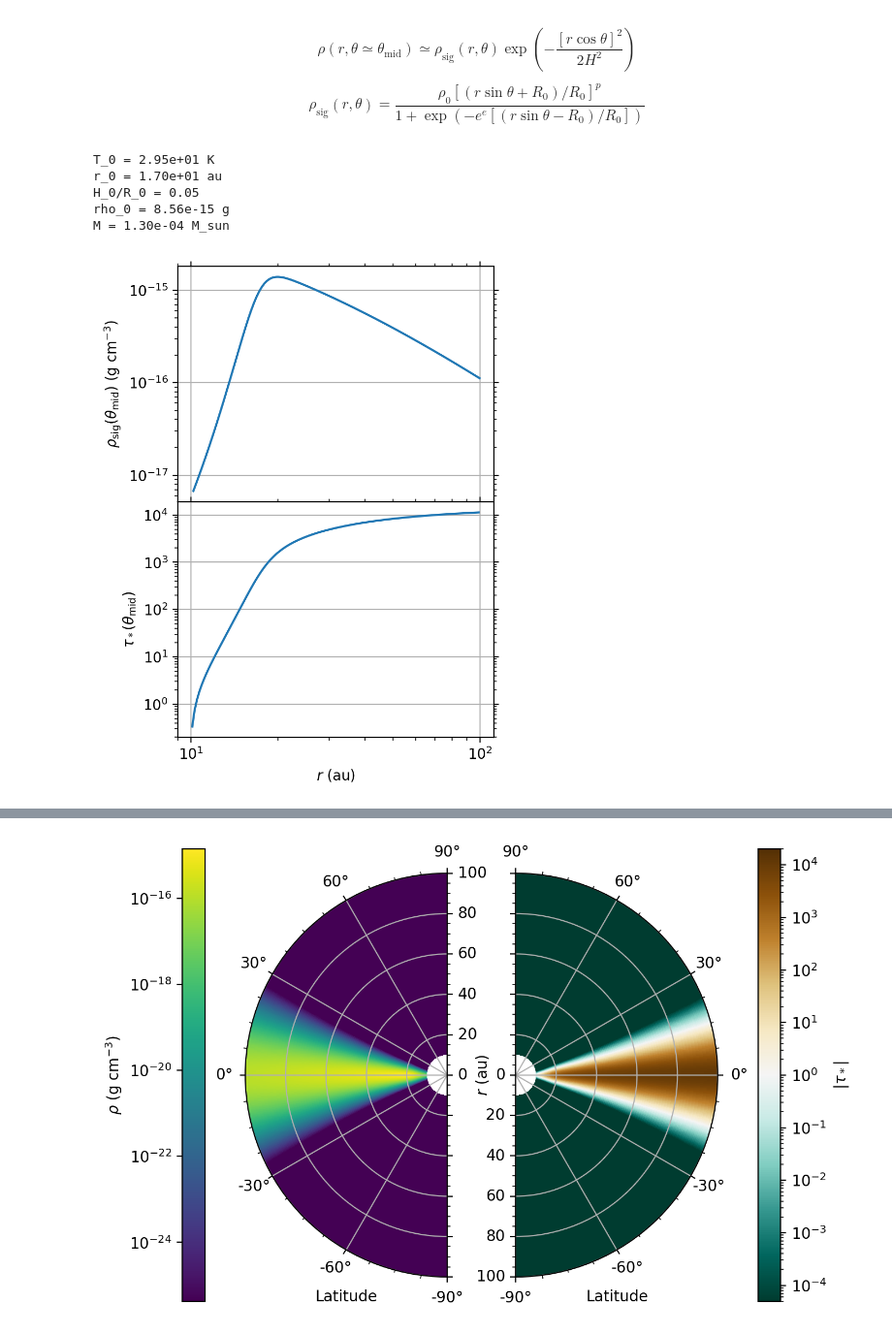
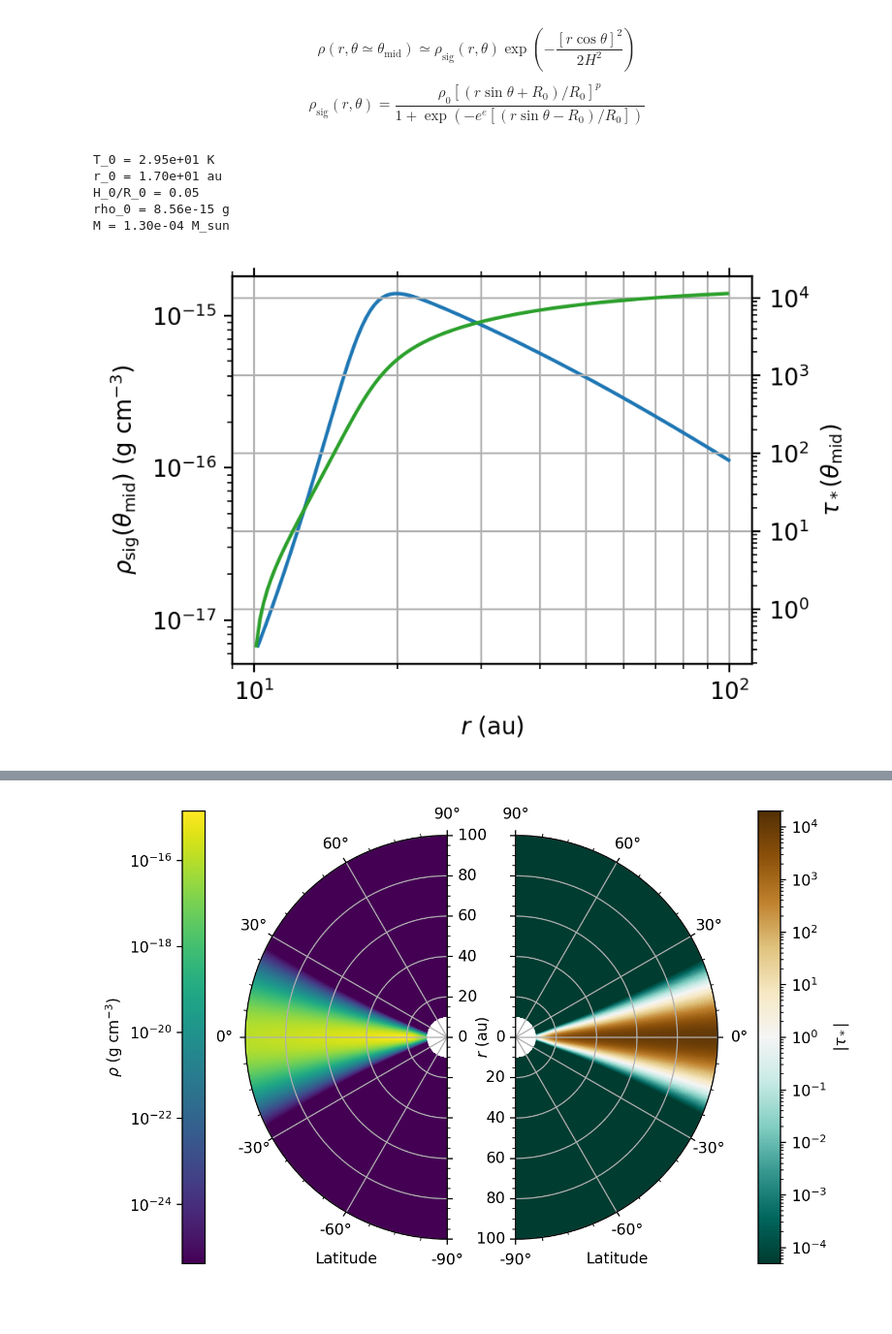
Before and after one commit to sabaronett/rad-hydro, a Jupyter notebook: ipynb/ManuscriptFigures.ipynb, the cells around one changed output, grey strips where cells are left out. Shown at 97% size. Drawn from its saved outputs; the diff is of its cells as text; code cells hidden in the pictures; blank space fills up the shorter version.

```diff
--- a/ipynb/ManuscriptFigures.ipynb
+++ b/ipynb/ManuscriptFigures.ipynb
@@ -719,44 +719,45 @@ theta_mid_deg = 90
 j_mid = int(theta_mid_deg/rad2deg/dtheta_theo)
 
 # Plot
-fig, axs = plt.subplots(nrows=2, sharex=True, figsize=(4, 6), dpi=200)
-axs[0].plot(x1v*L_au, rho2cgs(rho_field_theo[j_mid, :]))
+fig, ax = plt.subplots(figsize=(4, 3), dpi=200)
+ax_tau = ax.twinx()
+ax.plot(x1v*L_au, rho2cgs(rho_field_theo[j_mid, :]))
 
 # Get optical depth
 problem_id = 'dsharp'
 root = '/home/stanley/github/sabaronett/rad-hydro/athena/dev/yanfeij'\
        +'/dsharp_abs-sca'
 path = f'{root}/nfreq/64'
 athinput = athena_read.athinput(f'{path}/athinput.{problem_id}')
 length_unit = athinput['radiation']['length_unit']
 f_star = 54
 athdf = athena_read.athdf(f'{path}/athdf/{problem_id}.out1.00001.athdf')
 # Optical depth field
 try:
     dtau = (athdf[f'Sigma_a_{f_star}'][0] + athdf[f'Sigma_s_{f_star}'][0])\
            *np.diff(athdf['x1f'])
 except KeyError:
     dtau = athdf['Sigma_a_0'][0]*np.diff(athdf['x1f'])
 tau_field = np.cumsum(dtau, axis=1)
-axs[1].plot(athdf['x1v']*L_au, tau_field[j_mid, :])
+ax_tau.plot(athdf['x1v']*L_au, tau_field[j_mid, :], color='tab:green')
 
 # Format subplots
-for ax in axs:
-    ax.set(xscale='log', yscale='log')
-    ax.grid()
-    ax.minorticks_on()
-    ax.tick_params(axis='both', which='both', top=True, right=True)
-axs[0].set(ylabel=r'$\rho_\mathrm{sig}(\theta_\mathrm{mid})$ (g cm$^{-3}$)')
-axs[1].set(xlabel=r'$r$ (au)', ylabel=r'$\tau_*(\theta_\mathrm{mid})$')
+ax.grid(axis='x', which='both')
+ax.minorticks_on()
+ax.tick_params(axis='both', which='both', top=True)
+ax.set(xscale='log', yscale='log', xlabel=r'$r$ (au)',
+       ylabel=r'$\rho_\mathrm{sig}(\theta_\mathrm{mid})$ (g cm$^{-3}$)')
+ax_tau.grid()
+ax_tau.set(ylabel=r'$\tau_*(\theta_\mathrm{mid})$', yscale='log')
 plt.subplots_adjust(hspace=0.0)
 plt.savefig('figs/midplane.pdf', bbox_inches='tight', pad_inches=0.01)
 # %% [output]
 T_0 = 2.95e+01 K
 r_0 = 1.70e+01 au
 H_0/R_0 = 0.05
 rho_0 = 8.56e-15 g
 M = 1.30e-04 M_sun
-[figure, old version]
+[figure, new version]
 # %%
 #===============================================================================
 import matplotlib.colors
```
Also changed, not shown: parts of 2 cells of this notebook.
